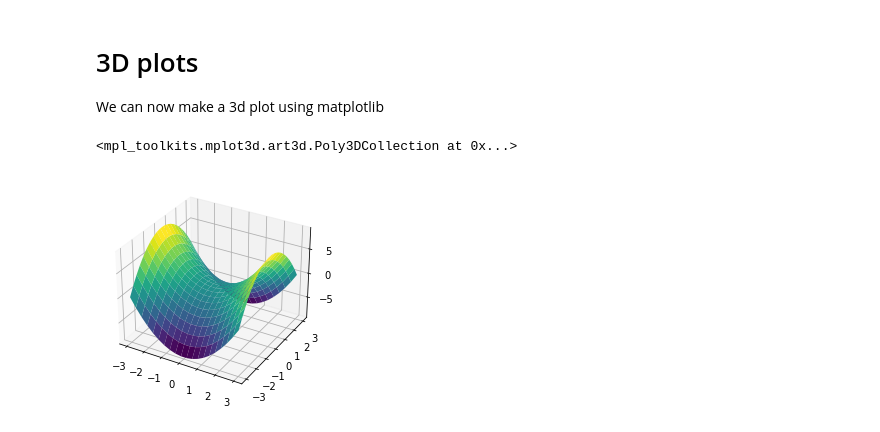
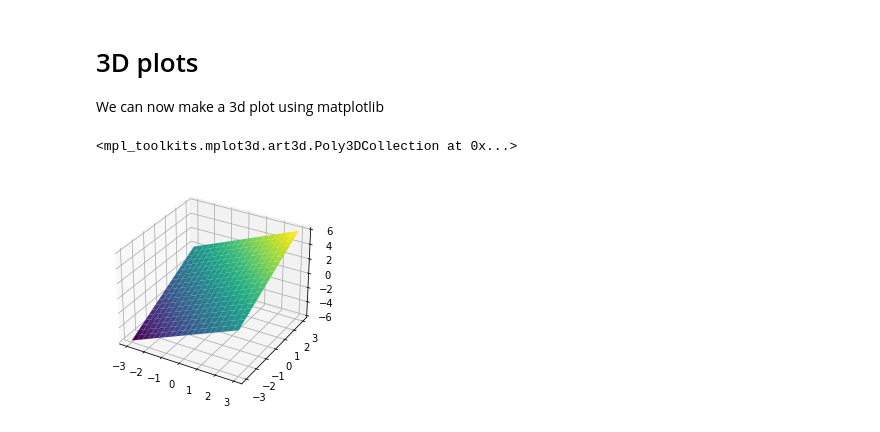
Before and after one commit to tjhickey724/cs103a, a Jupyter notebook: numpy_plotting.ipynb, the cells around one changed output. Drawn from its saved outputs; the diff is of its cells as text; code cells hidden in the pictures.

```diff
--- a/numpy_plotting.ipynb
+++ b/numpy_plotting.ipynb
@@ -113,11 +161,11 @@ We can now make a 3d plot using matplotlib
 # %%
 fig=plt.figure()
 ax = fig.add_subplot(projection='3d')
 X=np.linspace(-3,3,20)
 Y=np.linspace(-3,3,20)
 X,Y = np.meshgrid(X,Y)
-Z=(X**2-Y**2)*4
-ax.plot_surface(X, Y, X**2-Y**2, rstride=1, cstride=1, cmap='viridis')
+#Z=np.sin(X*np.cos(Y)) - np.cos(X*np.sin(Y))
+ax.plot_surface(X, Y, X+Y, rstride=1, cstride=1, cmap='viridis')
 # %% [output]
 <mpl_toolkits.mplot3d.art3d.Poly3DCollection at 0x...>
-[figure, old version]
+[figure, new version]
```
Also changed, not shown: parts of 5 cells of this notebook, 3 other files.
